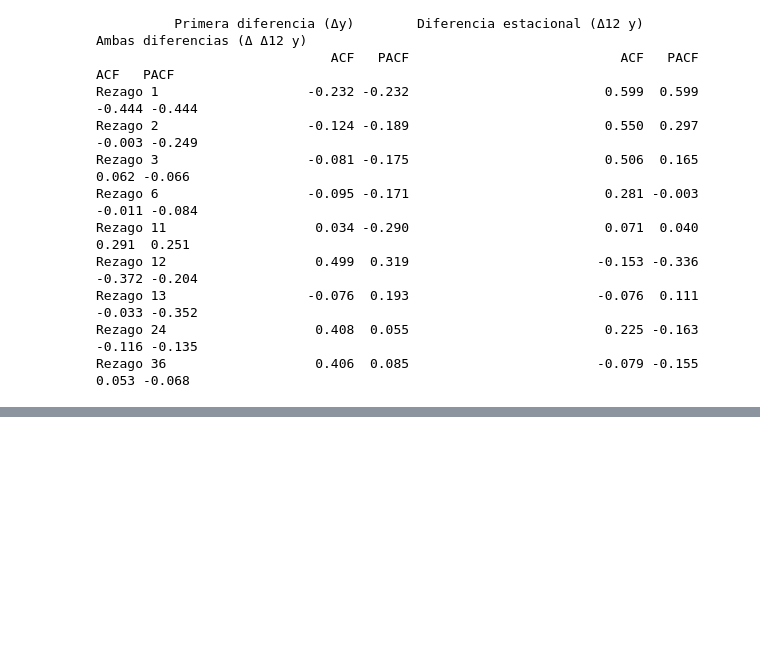
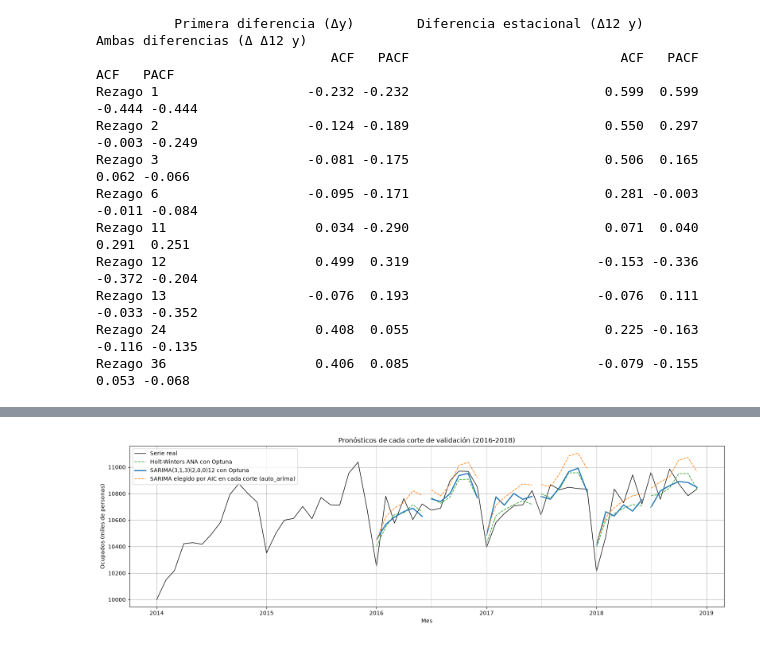
Before and after one commit to juanestebancg2806/ml3-time-series-forecasting, a Jupyter notebook: taller2/taller2_pronostico_ocupados.ipynb, the cells around one changed output, grey strips where cells are left out. Saved outputs shown, nothing was run; the diff lists cells and outputs as text; code cells hidden in the pictures; blank space fills up the shorter version.

```diff
--- a/taller2/taller2_pronostico_ocupados.ipynb
+++ b/taller2/taller2_pronostico_ocupados.ipynb
@@ -1206,0 +1953,66 @@ Rezago 36                   0.406  0.085                        -0.079 -0.155
+# %%
+def pronosticos_validacion(crear_pronostico, config, serie=train, cv=tscv):
+    """Pronósticos de cada corte de una configuración, leídos del caché.
+
+    Primero se asegura de que la configuración esté evaluada (si falta algún corte, se ajusta y se
+    guarda). Devuelve un diccionario {inicio del corte: serie de pronósticos de ese corte}.
+    """
+    identidad = identidad_cache(crear_pronostico, config)
+    evaluar_validacion(crear_pronostico(config), serie=serie, cv=cv, identidad=identidad,
+                       n_procesos=PROCESOS_POR_MODELO.get(crear_pronostico.__name__, 1))
+    pronosticos = {}
+    for numero, (idx_ajuste, idx_validacion) in enumerate(cv.split(serie), start=1):
+        campos = campos_corte(identidad, serie.iloc[idx_ajuste], serie.iloc[idx_validacion], cv)
+        resultado, estado = leer_cache(ruta_cache(identidad, numero), campos)
+        assert estado == "loaded", f"el corte {numero} no está en el caché"
+        pronosticos[serie.index[idx_validacion[0]].strftime("%Y-%m")] = resultado["pronostico"]
+    return pronosticos
+
+
+# Registro del SARIMA elegido con Optuna como modelo de la familia ARIMA
+NOMBRE_SARIMA_OPTUNA = "SARIMA(3,1,3)(2,0,0)12 con Optuna"
+config_sarima = registrar_mejor(estudio_sarima_etapa_2, NOMBRE_SARIMA_OPTUNA, "ARIMA", crear_pronostico_sarima)
+assert ordenes_sarima(config_sarima) == ((3, 1, 3), (2, 0, 0, 12)), "los órdenes no coinciden con el nombre"
+assert (config_sarima["escala"], config_sarima["ventana"], config_sarima["tendencia"]) == ("original", 96, "n")
+
+# Resumen y error por corte frente a las referencias y al mejor modelo de suavización exponencial
+modelos_comparacion_arima = ["Naive estacional", CAMPEON_TALLER_1, NOMBRE_ETS_OPTUNA,
+                             NOMBRE_SARIMA_OPTUNA, NOMBRE_AUTO_ARIMA]
+print("Resumen de la validación:")
+print(resumir_validacion(modelos_comparacion_arima, referencias=("Naive estacional", CAMPEON_TALLER_1))
+      .round(2).to_string())
+print("\nRMSE por corte (miles):")
+print(error_por_corte(modelos_comparacion_arima).round(1).to_string())
+
+# Error medio de cada corte (real - pronóstico): negativo si el modelo sobreestima
+pronosticos_comparacion = {
+    NOMBRE_ETS_OPTUNA: pronosticos_validacion(crear_pronostico_ets, config_ets),
+    NOMBRE_SARIMA_OPTUNA: pronosticos_validacion(crear_pronostico_sarima, config_sarima),
+    NOMBRE_AUTO_ARIMA: pronosticos_validacion(crear_pronostico_auto_arima, CONFIG_AUTO_ARIMA),
+}
+error_medio = pd.DataFrame({
+    nombre: {corte: (train.loc[pronostico.index] - pronostico).mean() for corte, pronostico in pronosticos.items()}
+    for nombre, pronosticos in pronosticos_comparacion.items()
+})
+error_medio.loc["Promedio"] = error_medio.mean()
+print("\nError medio por corte (real - pronóstico, miles):")
+print(error_medio.round(1).to_string())
+
+# Pronósticos de cada corte de los dos SARIMA y del Holt-Winters ANA con Optuna
+colores_comparacion = {NOMBRE_ETS_OPTUNA: "C2", NOMBRE_SARIMA_OPTUNA: "C0", NOMBRE_AUTO_ARIMA: "C1"}
+fig, ax = plt.subplots(figsize=(16, 5))
+ax.plot(train.loc["2014":], color="black", linewidth=1, label="Serie real")
+for nombre, pronosticos in pronosticos_comparacion.items():
+    for numero, pronostico in enumerate(pronosticos.values()):
+        ax.plot(pronostico, color=colores_comparacion[nombre], linewidth=2 if nombre == NOMBRE_SARIMA_OPTUNA else 1.2,
+                linestyle="-" if nombre == NOMBRE_SARIMA_OPTUNA else "--", label=nombre if numero == 0 else None)
+for pronostico in pronosticos_comparacion[NOMBRE_SARIMA_OPTUNA].values():
+    ax.axvline(pronostico.index[0], color="lightgray", linewidth=0.8)
+ax.set_title("Pronósticos de cada corte de validación (2016-2018)")
+ax.set_xlabel("Mes")
+ax.set_ylabel("Ocupados (miles de personas)")
+ax.legend(loc="upper left")
+ax.grid()
+plt.tight_layout()
+plt.show()
+# %% [output]
@@ -1206,0 +2036 @@ Rezago 36                   0.406  0.085                        -0.079 -0.155
+[figure, added]
```
Also changed, not shown: parts of 31 cells of this notebook, 1 other file.
